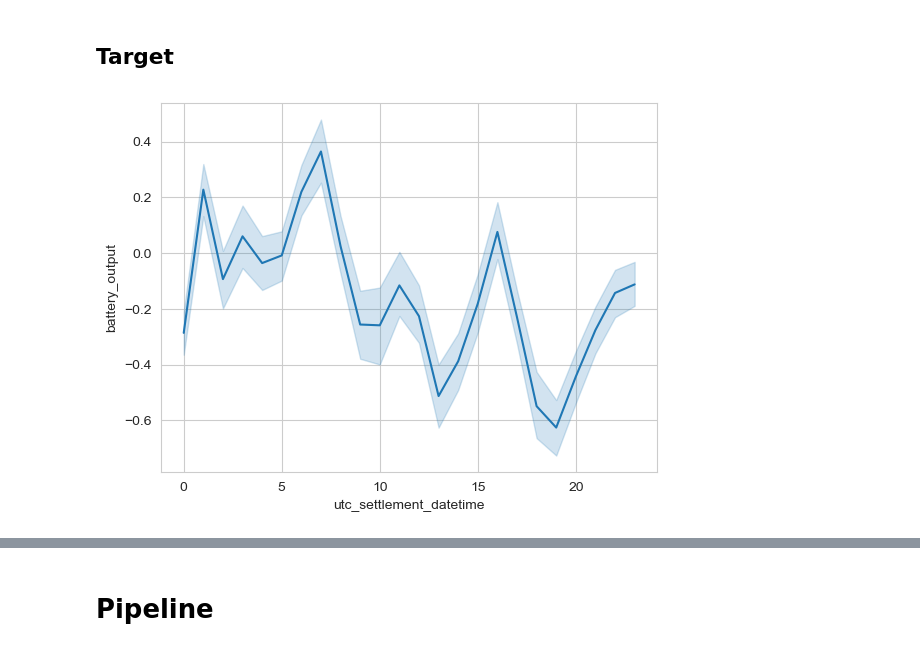
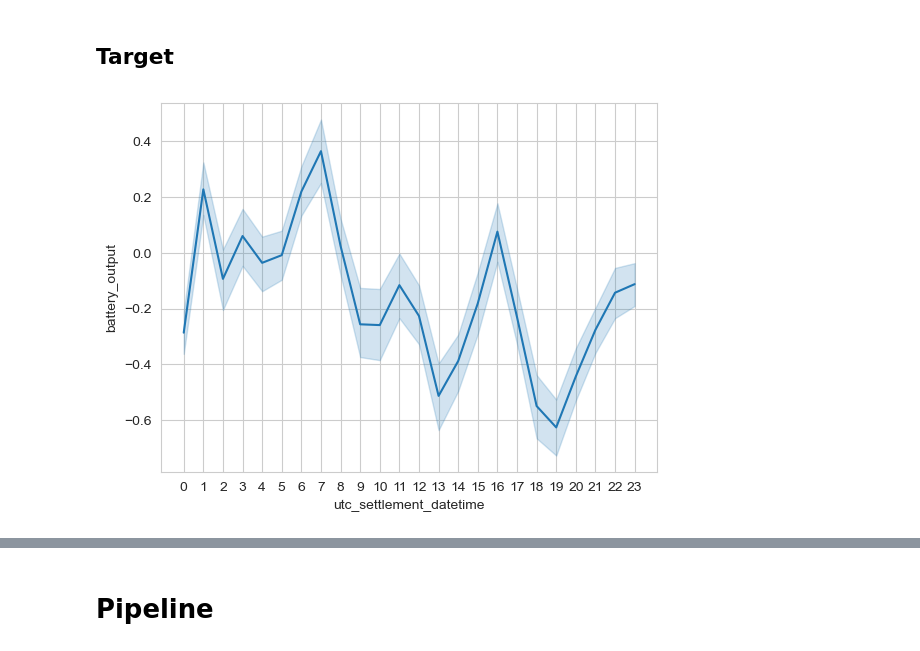
Before and after one commit to cmd-master/batteries, a Jupyter notebook: _main.ipynb, the cells around one changed output, grey strips where cells are left out. Drawn from its saved outputs; the diff is of its cells as text; code cells hidden in the pictures.

```diff
--- a/_main.ipynb
+++ b/_main.ipynb
@@ -102,6 +133,7 @@ belfast = [x for x in df.columns if 'belfast' in x]
 ## Target
 # %%
 g = train
-sns.lineplot(x=train[date].dt.hour, y=target, data=g);
+sns.lineplot(x=train[date].dt.hour, y=target, data=g)
+plt.xticks(range(0,24));
 # %% [output]
-[figure, old version]
+[figure, new version]
```
Also changed, not shown: parts of 19 cells of this notebook, 1 other file.
